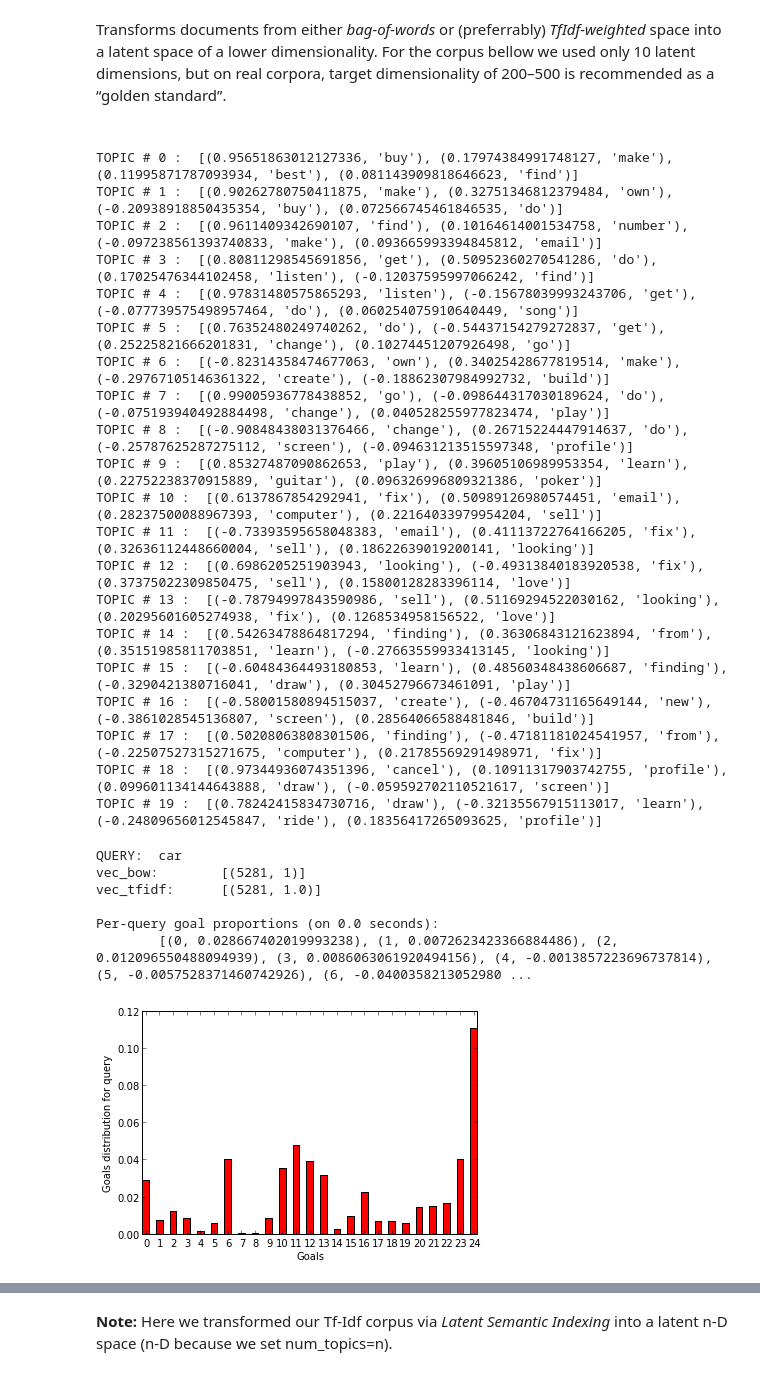
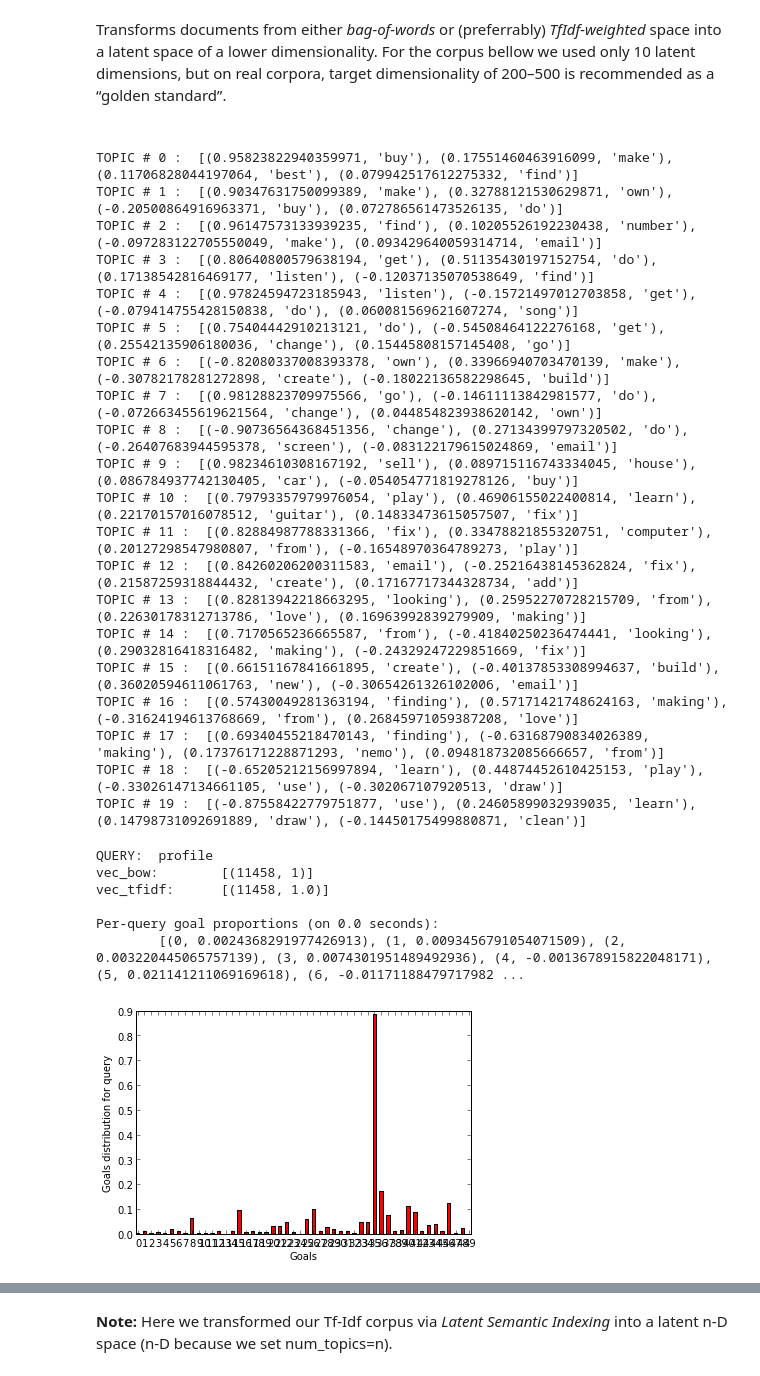
Before and after one commit to ljsou/QueryAnalyzer, a Jupyter notebook: QueryAnalyzer.ipynb, the cells around one changed output, grey strips where cells are left out. Cells and saved outputs as stored; diff of their text form; code cells hidden in the pictures.

```diff
--- a/QueryAnalyzer.ipynb
+++ b/QueryAnalyzer.ipynb
@@ -77,7 +84,7 @@ Transforms documents from either <i>bag-of-words</i> or (preferrably) <i>TfIdf-w
 <br />
 <br />
 # %%
-lsi = models.LsiModel(corpus_tfidf, id2word=dictionary, num_topics=25) # initialize an LSI transformation
+lsi = models.LsiModel(corpus_tfidf, id2word=dictionary, num_topics=50) # initialize an LSI transformation
 lsi.save(model_path + 'model.lsi') # same for tfidf, lda, ...
 #lsi = models.LsiModel.load(model_path + 'model.lsi')
 #corpus_lsi = lsi[corpus_tfidf] # create a double wrapper over the original corpus: bow->tfidf->fold-in-lsi
@@ -86,38 +93,38 @@ num_topics = 20;
 num_words = 4;
 lsa.viewTopics(lsi, num_topics, num_words)
 # %% [output]
-TOPIC # 0 :  [(0.95651863012127336, 'buy'), (0.17974384991748127, 'make'), (0.11995871787093934, 'best'), (0.081143909818646623, 'find')]
-TOPIC # 1 :  [(0.90262780750411875, 'make'), (0.32751346812379484, 'own'), (-0.20938918850435354, 'buy'), (0.072566745461846535, 'do')]
-TOPIC # 2 :  [(0.9611409342690107, 'find'), (0.10164614001534758, 'number'), (-0.097238561393740833, 'make'), (0.093665993394845812, 'email')]
-TOPIC # 3 :  [(0.80811298545691856, 'get'), (0.50952360270541286, 'do'), (0.17025476344102458, 'listen'), (-0.12037595997066242, 'find')]
-TOPIC # 4 :  [(0.97831480575865293, 'listen'), (-0.15678039993243706, 'get'), (-0.077739575498957464, 'do'), (0.060254075910640449, 'song')]
-TOPIC # 5 :  [(0.76352480249740262, 'do'), (-0.54437154279272837, 'get'), (0.25225821666201831, 'change'), (0.10274451207926498, 'go')]
-TOPIC # 6 :  [(-0.82314358474677063, 'own'), (0.34025428677819514, 'make'), (-0.29767105146361322, 'create'), (-0.18862307984992732, 'build')]
-TOPIC # 7 :  [(0.99005936778438852, 'go'), (-0.098644317030189624, 'do'), (-0.075193940492884498, 'change'), (0.040528255977823474, 'play')]
-TOPIC # 8 :  [(-0.90848438031376466, 'change'), (0.26715224447914637, 'do'), (-0.25787625287275112, 'screen'), (-0.094631213515597348, 'profile')]
-TOPIC # 9 :  [(0.85327487090862653, 'play'), (0.39605106989953354, 'learn'), (0.22752238370915889, 'guitar'), (0.096326996809321386, 'poker')]
-TOPIC # 10 :  [(0.6137867854292941, 'fix'), (0.50989126980574451, 'email'), (0.28237500088967393, 'computer'), (0.22164033979954204, 'sell')]
-TOPIC # 11 :  [(-0.73393595658048383, 'email'), (0.41113722764166205, 'fix'), (0.32636112448660004, 'sell'), (0.18622639019200141, 'looking')]
-TOPIC # 12 :  [(0.6986205251903943, 'looking'), (-0.49313840183920538, 'fix'), (0.37375022309850475, 'sell'), (0.15800128283396114, 'love')]
-TOPIC # 13 :  [(-0.78794997843590986, 'sell'), (0.51169294522030162, 'looking'), (0.20295601605274938, 'fix'), (0.1268534958156522, 'love')]
-TOPIC # 14 :  [(0.54263478864817294, 'finding'), (0.36306843121623894, 'from'), (0.35151985811703851, 'learn'), (-0.27663559933413145, 'looking')]
-TOPIC # 15 :  [(-0.60484364493180853, 'learn'), (0.48560348438606687, 'finding'), (-0.3290421380716041, 'draw'), (0.30452796673461091, 'play')]
-TOPIC # 16 :  [(-0.58001580894515037, 'create'), (-0.46704731165649144, 'new'), (-0.3861028545136807, 'screen'), (0.28564066588481846, 'build')]
-TOPIC # 17 :  [(0.50208063808301506, 'finding'), (-0.47181181024541957, 'from'), (-0.22507527315271675, 'computer'), (0.21785569291498971, 'fix')]
-TOPIC # 18 :  [(0.97344936074351396, 'cancel'), (0.10911317903742755, 'profile'), (0.099601134144643888, 'draw'), (-0.059592702110521617, 'screen')]
-TOPIC # 19 :  [(0.78242415834730716, 'draw'), (-0.32135567915113017, 'learn'), (-0.24809656012545847, 'ride'), (0.18356417265093625, 'profile')]
+TOPIC # 0 :  [(0.95823822940359971, 'buy'), (0.17551460463916099, 'make'), (0.11706828044197064, 'best'), (0.079942517612275332, 'find')]
+TOPIC # 1 :  [(0.90347631750099389, 'make'), (0.32788121530629871, 'own'), (-0.20500864916963371, 'buy'), (0.072786561473526135, 'do')]
+TOPIC # 2 :  [(0.96147573133939235, 'find'), (0.10205526192230438, 'number'), (-0.097283122705550049, 'make'), (0.093429640059314714, 'email')]
+TOPIC # 3 :  [(0.80640800579638194, 'get'), (0.51135430197152754, 'do'), (0.17138542816469177, 'listen'), (-0.12037135070538649, 'find')]
+TOPIC # 4 :  [(0.97824594723185943, 'listen'), (-0.15721497012703858, 'get'), (-0.079414755428150838, 'do'), (0.060081569621607274, 'song')]
+TOPIC # 5 :  [(0.75404442910213121, 'do'), (-0.54508464122276168, 'get'), (0.25542135906180036, 'change'), (0.15445808157145408, 'go')]
+TOPIC # 6 :  [(-0.82080337008393378, 'own'), (0.33966940703470139, 'make'), (-0.30782178281272898, 'create'), (-0.18022136582298645, 'build')]
+TOPIC # 7 :  [(0.98128823709975566, 'go'), (-0.14611113842981577, 'do'), (-0.072663455619621564, 'change'), (0.044854823938620142, 'own')]
+TOPIC # 8 :  [(-0.90736564368451356, 'change'), (0.27134399797320502, 'do'), (-0.26407683944595378, 'screen'), (-0.083122179615024869, 'email')]
+TOPIC # 9 :  [(0.98234610308167192, 'sell'), (0.089715116743334045, 'house'), (0.086784937742130405, 'car'), (-0.054054771819278126, 'buy')]
+TOPIC # 10 :  [(0.79793357979976054, 'play'), (0.46906155022400814, 'learn'), (0.22170157016078512, 'guitar'), (0.14833473615057507, 'fix')]
+TOPIC # 11 :  [(0.82884987788331366, 'fix'), (0.33478821855320751, 'computer'), (0.20127298547980807, 'from'), (-0.16548970364789273, 'play')]
+TOPIC # 12 :  [(0.84260206200311583, 'email'), (-0.25216438145362824, 'fix'), (0.21587259318844432, 'create'), (0.17167717344328734, 'add')]
+TOPIC # 13 :  [(0.82813942218663295, 'looking'), (0.25952270728215709, 'from'), (0.22630178312713786, 'love'), (0.16963992839279909, 'making')]
+TOPIC # 14 :  [(0.7170565236665587, 'from'), (-0.41840250236474441, 'looking'), (0.29032816418316482, 'making'), (-0.24329247229851669, 'fix')]
+TOPIC # 15 :  [(0.66151167841661895, 'create'), (-0.40137853308994637, 'build'), (0.36020594611061763, 'new'), (-0.30654261326102006, 'email')]
+TOPIC # 16 :  [(0.57430049281363194, 'finding'), (0.57171421748624163, 'making'), (-0.31624194613768669, 'from'), (0.26845971059387208, 'love')]
+TOPIC # 17 :  [(0.69340455218470143, 'finding'), (-0.63168790834026389, 'making'), (0.17376171228871293, 'nemo'), (0.094818732085666657, 'from')]
+TOPIC # 18 :  [(-0.65205212156997894, 'learn'), (0.44874452610425153, 'play'), (-0.33026147134661105, 'use'), (-0.302067107920513, 'draw')]
+TOPIC # 19 :  [(-0.87558422779751877, 'use'), (0.24605899032939035, 'learn'), (0.14798731092691889, 'draw'), (-0.14450175499880871, 'clean')]
 # %%
 #query = "how do I change my profile on aol"
-query = "car"
+query = "profile"
 print "QUERY: ", query
 goals_distribution = lsa.perQueryGoalProportions(query, dictionary, tfidf, lsi)
 lsa.viewPerQueryGoalProportions(goals_distribution)
 # %% [output]
-QUERY:  car
-vec_bow:        [(5281, 1)]
-vec_tfidf:      [(5281, 1.0)]
+QUERY:  profile
+vec_bow:        [(11458, 1)]
+vec_tfidf:      [(11458, 1.0)]
 
 Per-query goal proportions (on 0.0 seconds):
-        [(0, 0.028667402019993238), (1, 0.0072623423366884486), (2, 0.012096550488094939), (3, 0.0086063061920494156), (4, -0.0013857223696737814), (5, -0.0057528371460742926), (6, -0.0400358213052980 ...
+        [(0, 0.0024368291977426913), (1, 0.0093456791054071509), (2, 0.003220445065757139), (3, 0.0074301951489492936), (4, -0.0013678915822048171), (5, 0.021141211069169618), (6, -0.01171188479717982 ...
-[figure, old version]
+[figure, new version]
 # %%
```
Also changed, not shown: parts of 7 cells of this notebook, 3 other files.
